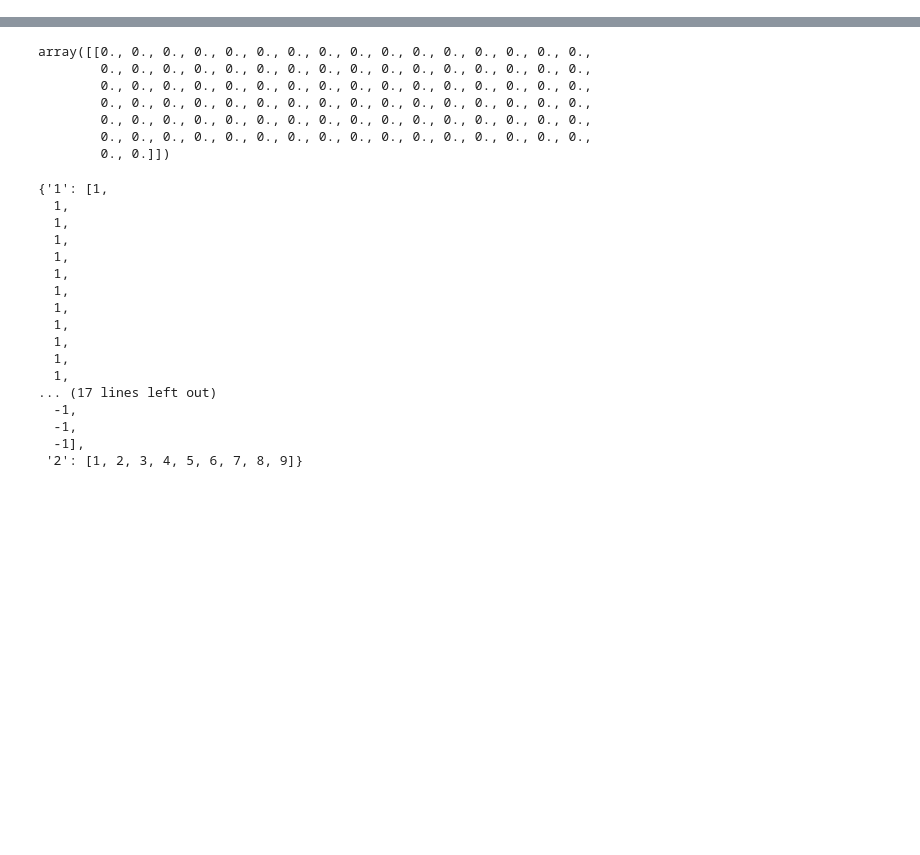
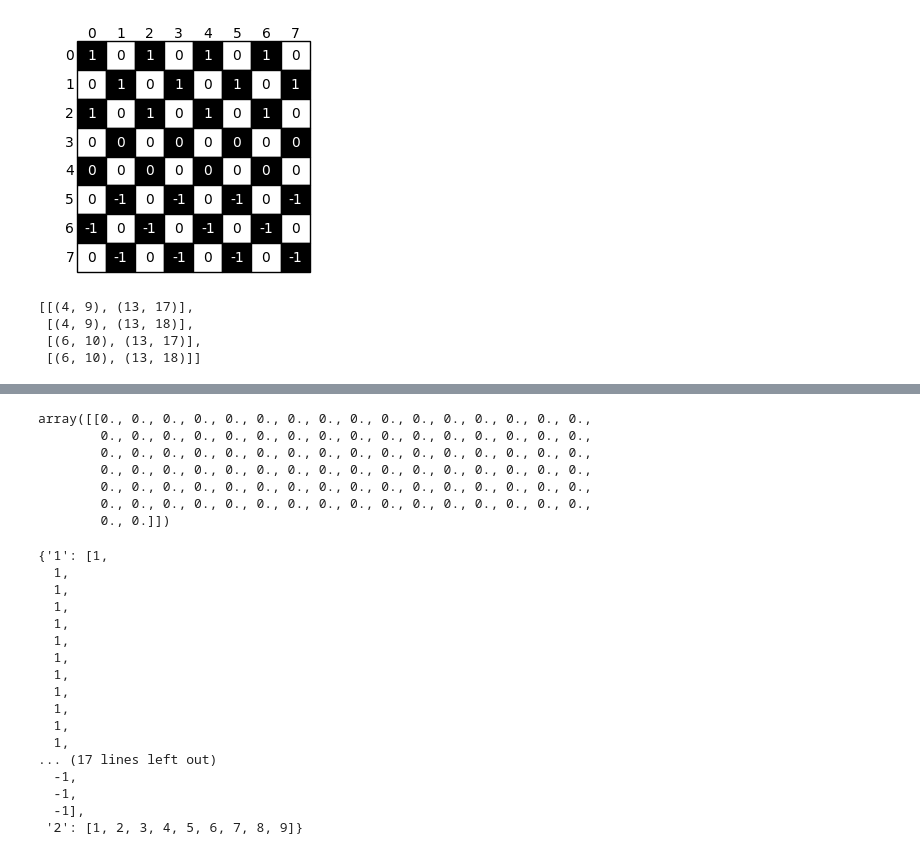
Before and after one commit to federicoschiaffino/Eldo, a Jupyter notebook: Eldo/Q Learning.ipynb, the cells around one changed output, grey strips where cells are left out. Cells and saved outputs as stored; diff of their text form; code cells hidden in the pictures; blank space fills up the shorter version.

```diff
--- a/Eldo/Q Learning.ipynb
+++ b/Eldo/Q Learning.ipynb
@@ -5,3 +6,26 @@ import pdb
+# %%
+board_1 = np.array([1,1,1,1,1,1,1,1,1,1,1,1,0,0,0,0,0,0,0,0,-1,-1,-1,-1,-1,-1,-1,-1,-1,-1,-1,-1])
+state = [board_1, -1]
+visualize(state)
+# %% [output]
+[figure, added]
+# %%
+bb = np.array([ 0, 0, 0, 0, 0, 0, 0, 0, 0, 0, 0, 0, 0, 0, 0, 0,  0, 0, 0, 0,
+                0, 0, 0, 0, 0, 0, 0, 0, 0, 0, 0, 0,])
+
+bb[4] = 1
+bb[6] = 1
+bb[9] = -1
+bb[10] = -1
+bb[17] = -1
+bb[18] = -1
+
+fix_dict(can_eat([bb, 1, (21,25)])[1], bb)
+# %% [output]
+[[(4, 9), (13, 17)],
+ [(4, 9), (13, 18)],
+ [(6, 10), (13, 17)],
+ [(6, 10), (13, 18)]]
 # %%
 action_space = [(0,4),#0
  (1,4),#1
```
Also changed, not shown: parts of 6 cells of this notebook, 5 other files.
